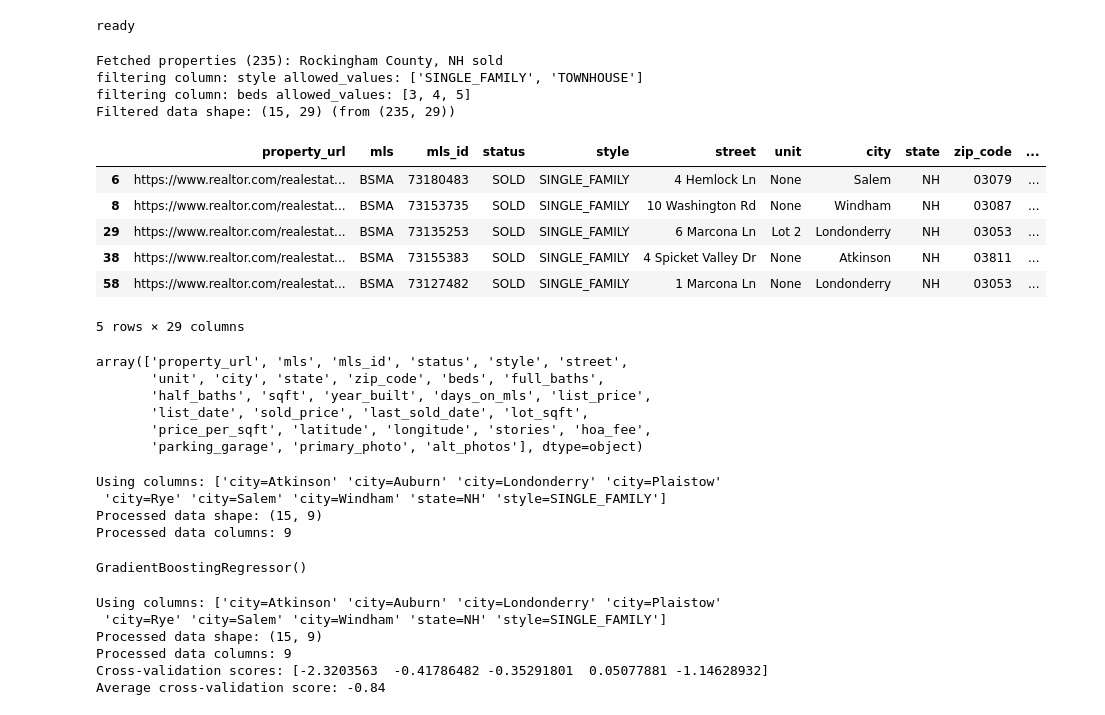
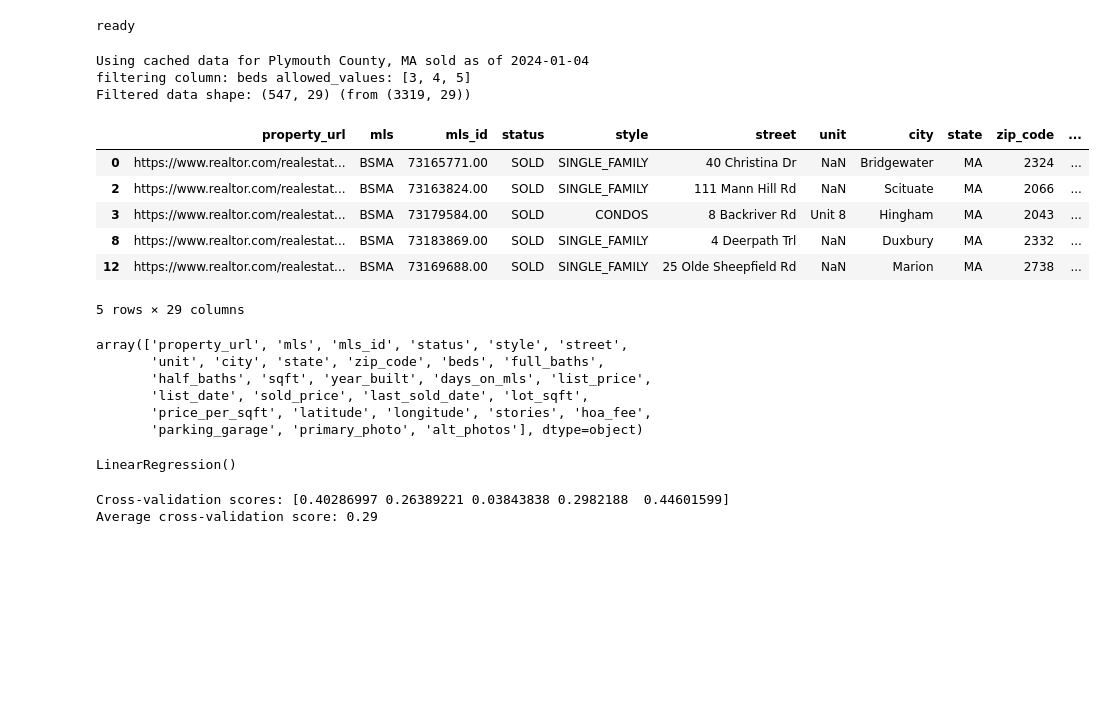
Before and after one commit to cbonoz/harvest-re, a Jupyter notebook: redfin_harvest.ipynb, the cells around one changed output. Saved outputs shown, nothing was run; the diff lists cells and outputs as text; code cells hidden in the pictures; blank space fills up the shorter version.

```diff
--- a/redfin_harvest.ipynb
+++ b/redfin_harvest.ipynb
@@ -9,17 +9,20 @@ import sys
 from sklearn.model_selection import train_test_split
 from sklearn.model_selection import cross_val_score
 
+# https://www.educative.io/blog/scikit-learn-cheat-sheet-classification-regression-methods
 from sklearn.preprocessing import StandardScaler
 from sklearn.linear_model import LinearRegression, LogisticRegression
 from sklearn.ensemble import RandomForestRegressor, HistGradientBoostingRegressor, GradientBoostingRegressor
+from xgboost.sklearn import XGBRegressor
+
 
 # dict vectorizer
 from sklearn.feature_extraction import DictVectorizer
 
-ACTIVE_MODEL = GradientBoostingRegressor
+ACTIVE_MODEL = LinearRegression
 
-# TARGET_LOCATION = 'Plymouth County, MA'
-TARGET_LOCATION = 'Rockingham County, NH'
+TARGET_LOCATION = 'Plymouth County, MA'
+# TARGET_LOCATION = 'Rockingham County, NH'
 # TARGET_LOCATION = 'Suffolk County, MA'
 # TARGET_LOCATION = 'Essex County, MA'
 # TARGET_LOCATION = 'Pierce County, WA'
@@ -39,7 +42,7 @@ class RedfinModel:
     TARGET_COLUMN = 'sold_price'
     COLUMNS_TO_ONE_HOT_ENCODE = ['state', 'style', 'city']
     COLUMNS_TO_REMOVE = ['zip_code', 'last_sold_date', 'mls_id', 'list_price', 'latitude', 'longitude', 'days_on_mls', 'price_per_sqft', TARGET_COLUMN]
-    OUTPUT_COLUMNS = ['readable_address', 'style', 'beds', 'list_price', 'predicted', 'diff', 'diff_percent', 'property_url']
+    OUTPUT_COLUMNS = ['readable_address', 'style', 'beds', 'list_price', 'predicted', 'diff', 'diff_percent', 'top_contributing_columns']# 'property_url']
 
     def __init__(self, location=TARGET_LOCATION, column_filters={}):
         self.model = None
@@ -126,7 +129,7 @@ class RedfinModel:
         print(f"Filtered data shape: {data.shape} (from {original_shape})")
         return data
 
-    def process_data(self, data):
+    def process_data(self, data, show_debug=False):
         numeric_cols = data.select_dtypes(include=np.number).columns.values
         columns_to_use = np.concatenate((numeric_cols, RedfinModel.COLUMNS_TO_ONE_HOT_ENCODE))
         columns_to_use = np.setdiff1d(columns_to_use, RedfinModel.COLUMNS_TO_REMOVE)
@@ -136,9 +139,10 @@ class RedfinModel:
 
         # Fill missing values or NaN
         data = data.fillna(0)
-        print('Using columns:', data.columns.values)
-        print(f"Processed data shape: {data.shape}")
-        print(f"Processed data columns: {len(data.columns.values)}")
+        if show_debug:
+            print('Using columns:', data.columns.values)
+            print(f"Processed data shape: {data.shape}")
+            print(f"Processed data columns: {len(data.columns.values)}")
         return data
 
     def show_cross_validation(self, X, y):
@@ -146,7 +150,9 @@ class RedfinModel:
         train = self.process_data(X)
         scores = cross_val_score(self.model, train, y, cv=5)
         print("Cross-validation scores: {}".format(scores))
-        print("Average cross-validation score: {:.2f}".format(scores.mean()))
+        mean_score = scores.mean()
+        print("Average cross-validation score: {:.2f}".format(mean_score))
+        return mean_score
 
 
     def train_from_raw(self, X, y):
@@ -190,23 +196,22 @@ class RedfinModel:
         return importances
 # %%
 redfin = RedfinModel(TARGET_LOCATION, {
-  'style': ['SINGLE_FAMILY', 'TOWNHOUSE'],
+  # 'style': ['SINGLE_FAMILY', 'TOWNHOUSE'],
   'beds': [3, 4, 5]
 })
 train_df = redfin.fetch_data('sold')
 #
 train_df.head()
 # %% [output]
-Fetched properties (235): Rockingham County, NH sold
-filtering column: style allowed_values: ['SINGLE_FAMILY', 'TOWNHOUSE']
+Using cached data for Plymouth County, MA sold as of 2024-01-04
 filtering column: beds allowed_values: [3, 4, 5]
-Filtered data shape: (15, 29) (from (235, 29))
+Filtered data shape: (547, 29) (from (3319, 29))
 |  | property_url | mls | mls_id | status | style | street | unit | city | state | zip_code | ... |
-| 6 | https://www.realtor.com/realestat... | BSMA | 73180483 | SOLD | SINGLE_FAMILY | 4 Hemlock Ln | None | Salem | NH | 03079 | ... |
-| 8 | https://www.realtor.com/realestat... | BSMA | 73153735 | SOLD | SINGLE_FAMILY | 10 Washington Rd | None | Windham | NH | 03087 | ... |
-| 29 | https://www.realtor.com/realestat... | BSMA | 73135253 | SOLD | SINGLE_FAMILY | 6 Marcona Ln | Lot 2 | Londonderry | NH | 03053 | ... |
-| 38 | https://www.realtor.com/realestat... | BSMA | 73155383 | SOLD | SINGLE_FAMILY | 4 Spicket Valley Dr | None | Atkinson | NH | 03811 | ... |
-| 58 | https://www.realtor.com/realestat... | BSMA | 73127482 | SOLD | SINGLE_FAMILY | 1 Marcona Ln | None | Londonderry | NH | 03053 | ... |
+| 0 | https://www.realtor.com/realestat... | BSMA | 73165771.00 | SOLD | SINGLE_FAMILY | 40 Christina Dr | NaN | Bridgewater | MA | 2324 | ... |
+| 2 | https://www.realtor.com/realestat... | BSMA | 73163824.00 | SOLD | SINGLE_FAMILY | 111 Mann Hill Rd | NaN | Scituate | MA | 2066 | ... |
+| 3 | https://www.realtor.com/realestat... | BSMA | 73179584.00 | SOLD | CONDOS | 8 Backriver Rd | Unit 8 | Hingham | MA | 2043 | ... |
+| 8 | https://www.realtor.com/realestat... | BSMA | 73183869.00 | SOLD | SINGLE_FAMILY | 4 Deerpath Trl | NaN | Duxbury | MA | 2332 | ... |
+| 12 | https://www.realtor.com/realestat... | BSMA | 73169688.00 | SOLD | SINGLE_FAMILY | 25 Olde Sheepfield Rd | NaN | Marion | MA | 2738 | ... |
 5 rows × 29 columns
 # %%
 train_df.columns.values
@@ -221,21 +226,27 @@ array(['property_url', 'mls', 'mls_id', 'status', 'style', 'street',
 # %%
 redfin.train_from_raw(train_df, train_df[RedfinModel.TARGET_COLUMN])
 # %% [output]
-Using columns: ['city=Atkinson' 'city=Auburn' 'city=Londonderry' 'city=Plaistow'
- 'city=Rye' 'city=Salem' 'city=Windham' 'state=NH' 'style=SINGLE_FAMILY']
-Processed data shape: (15, 9)
-Processed data columns: 9
+LinearRegression()
-GradientBoostingRegressor()
 # %%
 # cross validation
-redfin.show_cross_validation(train_df.drop(RedfinModel.TARGET_COLUMN, axis=1), train_df[RedfinModel.TARGET_COLUMN])
+# retrain at most 3 times until mean_score > .7 else throw
+# mean_score = 0
+# times = 0
+# min_score = .7
+# while mean_score < min_score and times < 3:
+#     mean_score = redfin.show_cross_validation(train_df.drop(RedfinModel.TARGET_COLUMN, axis=1), train_df[RedfinModel.TARGET_COLUMN])
+#     if mean_score < min_score:
+#         print('Retraining model')
+#         redfin.train_from_raw(train_df, train_df[RedfinModel.TARGET_COLUMN])
+#     times += 1
+# if mean_score < min_score:
+#     print('Max retraining attempts reached')
+#     sys.exit(1)
+
+mean_score = redfin.show_cross_validation(train_df.drop(RedfinModel.TARGET_COLUMN, axis=1), train_df[RedfinModel.TARGET_COLUMN])
 # %% [output]
-Using columns: ['city=Atkinson' 'city=Auburn' 'city=Londonderry' 'city=Plaistow'
- 'city=Rye' 'city=Salem' 'city=Windham' 'state=NH' 'style=SINGLE_FAMILY']
-Processed data shape: (15, 9)
-Processed data columns: 9
-Cross-validation scores: [-2.3203563  -0.41786482 -0.35291801  0.05077881 -1.14628932]
-Average cross-validation score: -0.84
+Cross-validation scores: [0.40286997 0.26389221 0.03843838 0.2982188  0.44601599]
+Average cross-validation score: 0.29
 # %%
 test_df = redfin.fetch_data('for_sale')
 # test_df = redfin.filter_data(test_df)
```
Also changed, not shown: parts of 5 cells of this notebook.
